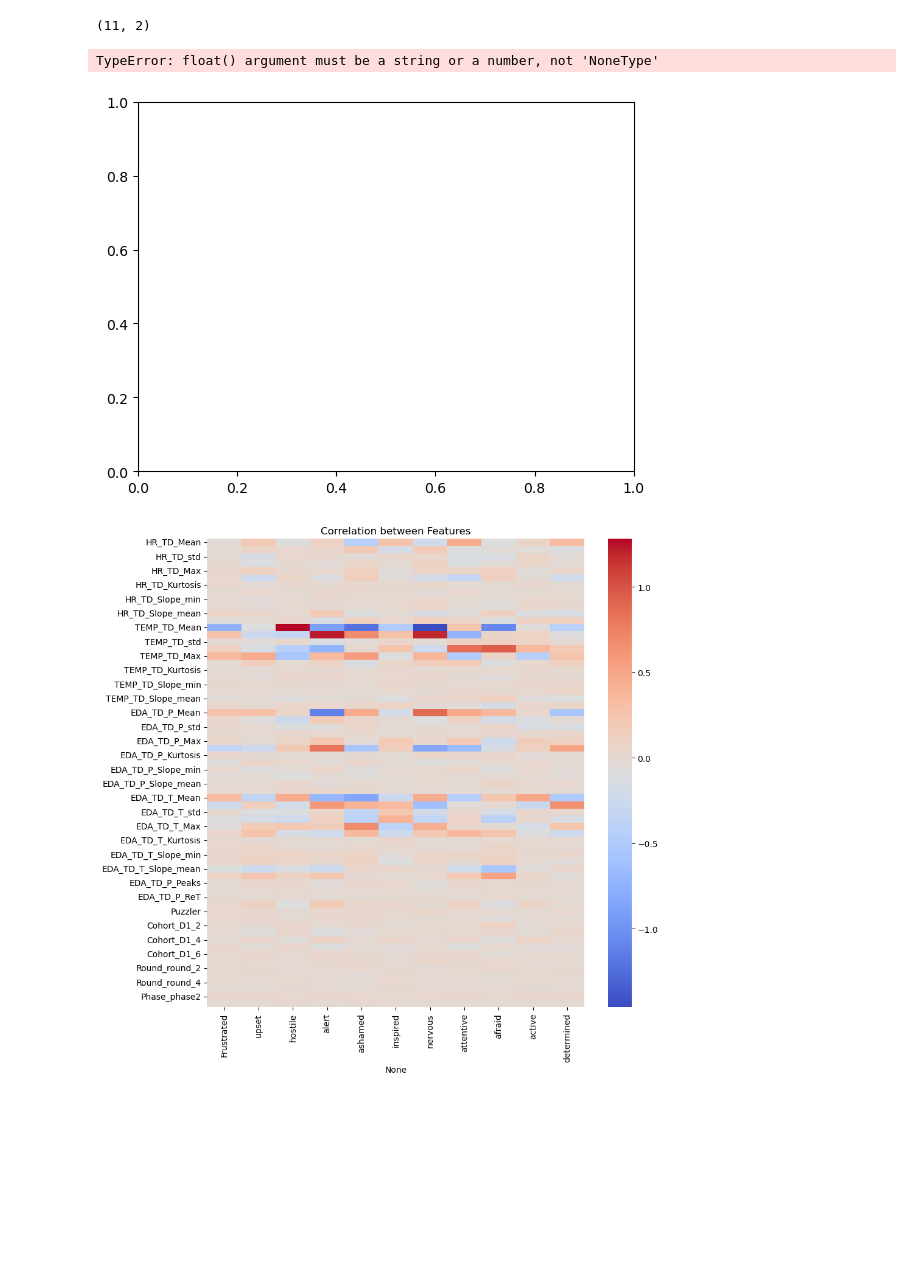
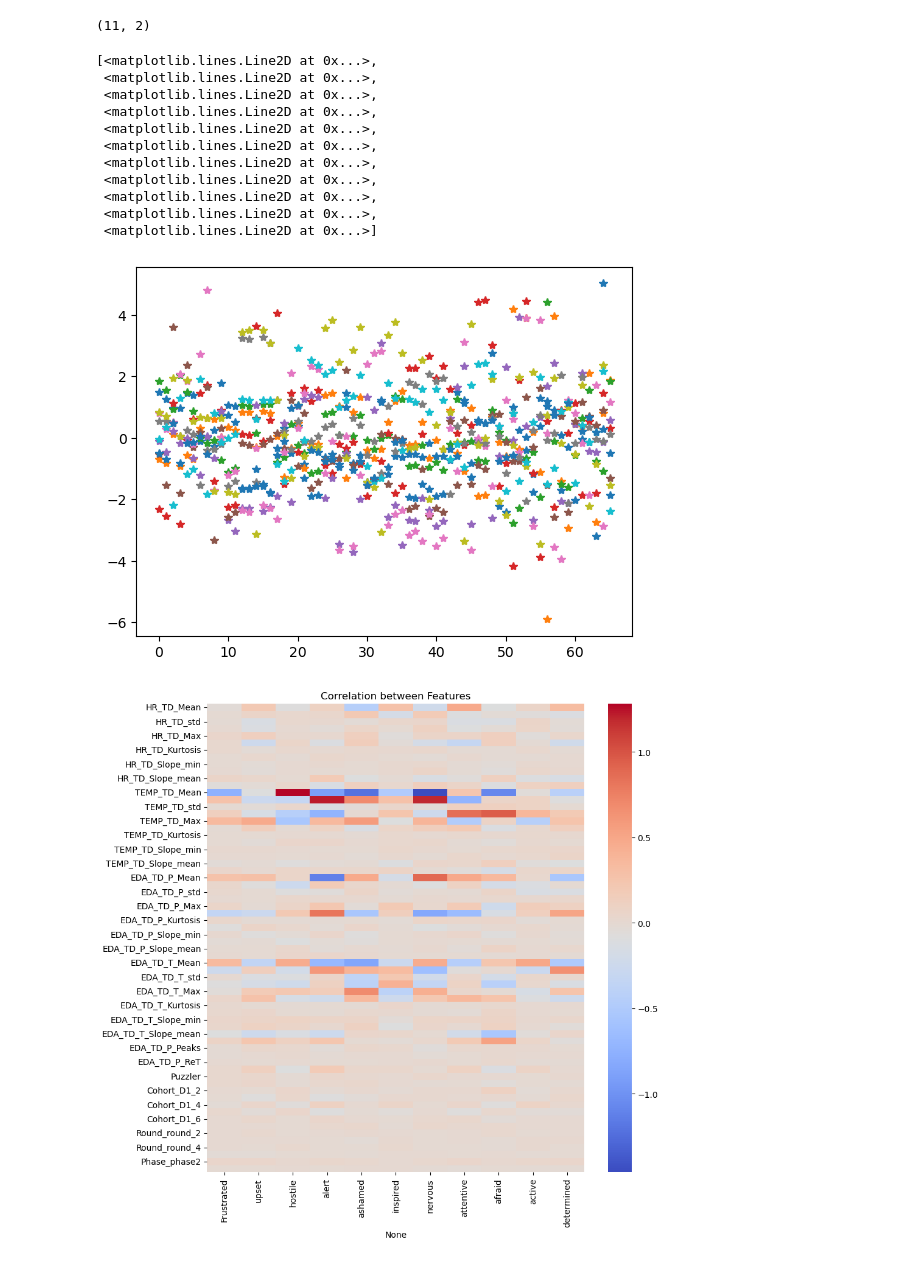
Before and after one commit to lucasbrylle/CDA_P2, a Jupyter notebook: InitialTryipynb.ipynb, the cells around one changed output. Cells and saved outputs as stored; diff of their text form; code cells hidden in the pictures; blank space fills up the shorter version.

```diff
--- a/InitialTryipynb.ipynb
+++ b/InitialTryipynb.ipynb
@@ -126,11 +126,21 @@ np.shape(cca.x_loadings_) #get loadings for canonical variate of X1 dataset
 np.shape(cca.y_loadings_) #get loadings for canonical variate of X2 dataset
 # %% [output]
 (11, 2)
-# %%
-plt.bar(cca.y_loadings_,height=10)
-# %% [output]
-TypeError: float() argument must be a string or a number, not 'NoneType'
-[figure, removed]
+# %%
+plt.plot(cca.x_loadings_,"*")
+# %% [output]
+[<matplotlib.lines.Line2D at 0x...>,
+ <matplotlib.lines.Line2D at 0x...>,
+ <matplotlib.lines.Line2D at 0x...>,
+ <matplotlib.lines.Line2D at 0x...>,
+ <matplotlib.lines.Line2D at 0x...>,
+ <matplotlib.lines.Line2D at 0x...>,
+ <matplotlib.lines.Line2D at 0x...>,
+ <matplotlib.lines.Line2D at 0x...>,
+ <matplotlib.lines.Line2D at 0x...>,
+ <matplotlib.lines.Line2D at 0x...>,
+ <matplotlib.lines.Line2D at 0x...>]
+[figure, added]
 # %%
 coef_df = pd.DataFrame(np.round(cca.coef_, 2), columns = [Y.columns])
 coef_df.index = X.columns
```
Also changed, not shown: parts of 1 cell of this notebook.
